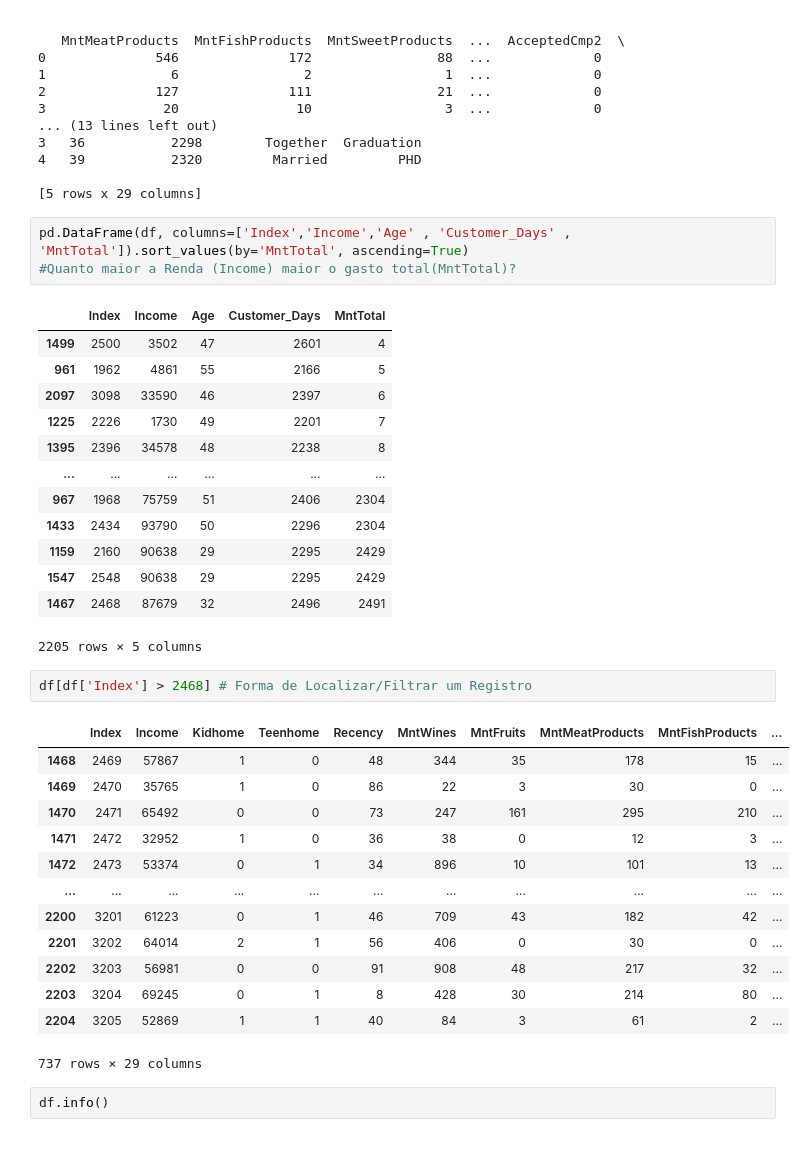
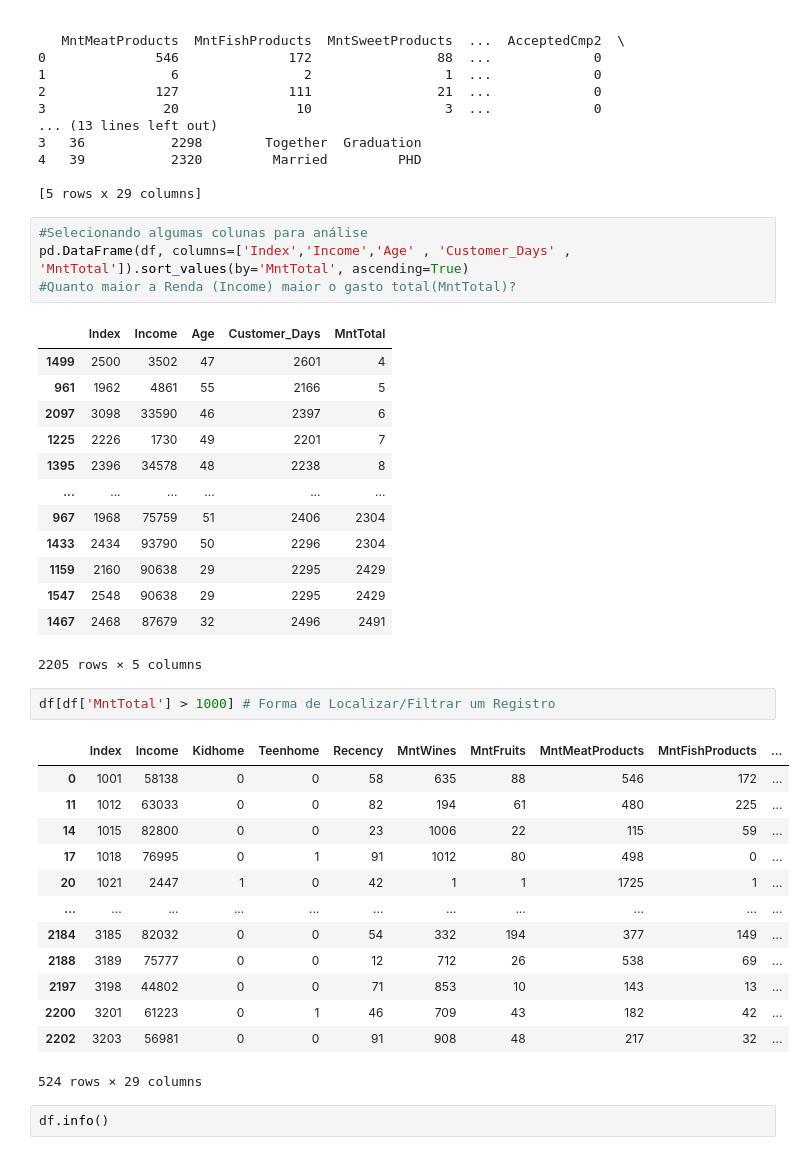
Before and after one commit to evertonenrico/Ifood_Insights, a Jupyter notebook: Ifood_Dataset/Import_DataSet_Ifood.ipynb, the cells around one changed output. Drawn from its saved outputs; the diff is of its cells as text.

```diff
--- a/Ifood_Dataset/Import_DataSet_Ifood.ipynb
+++ b/Ifood_Dataset/Import_DataSet_Ifood.ipynb
@@ -52,6 +52,7 @@ First 5 records:    Index  Income  Kidhome  Teenhome  Recency  MntWines  MntFrui
 
 [5 rows x 29 columns]
 # %%
+#Selecionando algumas colunas para análise
 pd.DataFrame(df, columns=['Index','Income','Age' , 'Customer_Days' , 'MntTotal']).sort_values(by='MntTotal', ascending=True)
 #Quanto maior a Renda (Income) maior o gasto total(MntTotal)?
 # %% [output]
@@ -69,21 +70,21 @@ pd.DataFrame(df, columns=['Index','Income','Age' , 'Customer_Days' , 'MntTotal']
 | 1467 | 2468 | 87679 | 32 | 2496 | 2491 |
 2205 rows × 5 columns
 # %%
-df[df['Index'] > 2468] # Forma de Localizar/Filtrar um Registro
+df[df['MntTotal'] > 1000] # Forma de Localizar/Filtrar um Registro
 # %% [output]
 |  | Index | Income | Kidhome | Teenhome | Recency | MntWines | MntFruits | MntMeatProducts | MntFishProducts | ... |
-| 1468 | 2469 | 57867 | 1 | 0 | 48 | 344 | 35 | 178 | 15 | ... |
-| 1469 | 2470 | 35765 | 1 | 0 | 86 | 22 | 3 | 30 | 0 | ... |
-| 1470 | 2471 | 65492 | 0 | 0 | 73 | 247 | 161 | 295 | 210 | ... |
-| 1471 | 2472 | 32952 | 1 | 0 | 36 | 38 | 0 | 12 | 3 | ... |
-| 1472 | 2473 | 53374 | 0 | 1 | 34 | 896 | 10 | 101 | 13 | ... |
+| 0 | 1001 | 58138 | 0 | 0 | 58 | 635 | 88 | 546 | 172 | ... |
+| 11 | 1012 | 63033 | 0 | 0 | 82 | 194 | 61 | 480 | 225 | ... |
+| 14 | 1015 | 82800 | 0 | 0 | 23 | 1006 | 22 | 115 | 59 | ... |
+| 17 | 1018 | 76995 | 0 | 1 | 91 | 1012 | 80 | 498 | 0 | ... |
+| 20 | 1021 | 2447 | 1 | 0 | 42 | 1 | 1 | 1725 | 1 | ... |
 | ... | ... | ... | ... | ... | ... | ... | ... | ... | ... | ... |
+| 2184 | 3185 | 82032 | 0 | 0 | 54 | 332 | 194 | 377 | 149 | ... |
+| 2188 | 3189 | 75777 | 0 | 0 | 12 | 712 | 26 | 538 | 69 | ... |
+| 2197 | 3198 | 44802 | 0 | 0 | 71 | 853 | 10 | 143 | 13 | ... |
 | 2200 | 3201 | 61223 | 0 | 1 | 46 | 709 | 43 | 182 | 42 | ... |
-| 2201 | 3202 | 64014 | 2 | 1 | 56 | 406 | 0 | 30 | 0 | ... |
 | 2202 | 3203 | 56981 | 0 | 0 | 91 | 908 | 48 | 217 | 32 | ... |
-| 2203 | 3204 | 69245 | 0 | 1 | 8 | 428 | 30 | 214 | 80 | ... |
-| 2204 | 3205 | 52869 | 1 | 1 | 40 | 84 | 3 | 61 | 2 | ... |
-737 rows × 29 columns
+524 rows × 29 columns
 # %%
 df.info()
 # %% [output]
```
Also changed, not shown: parts of 7 cells of this notebook.
